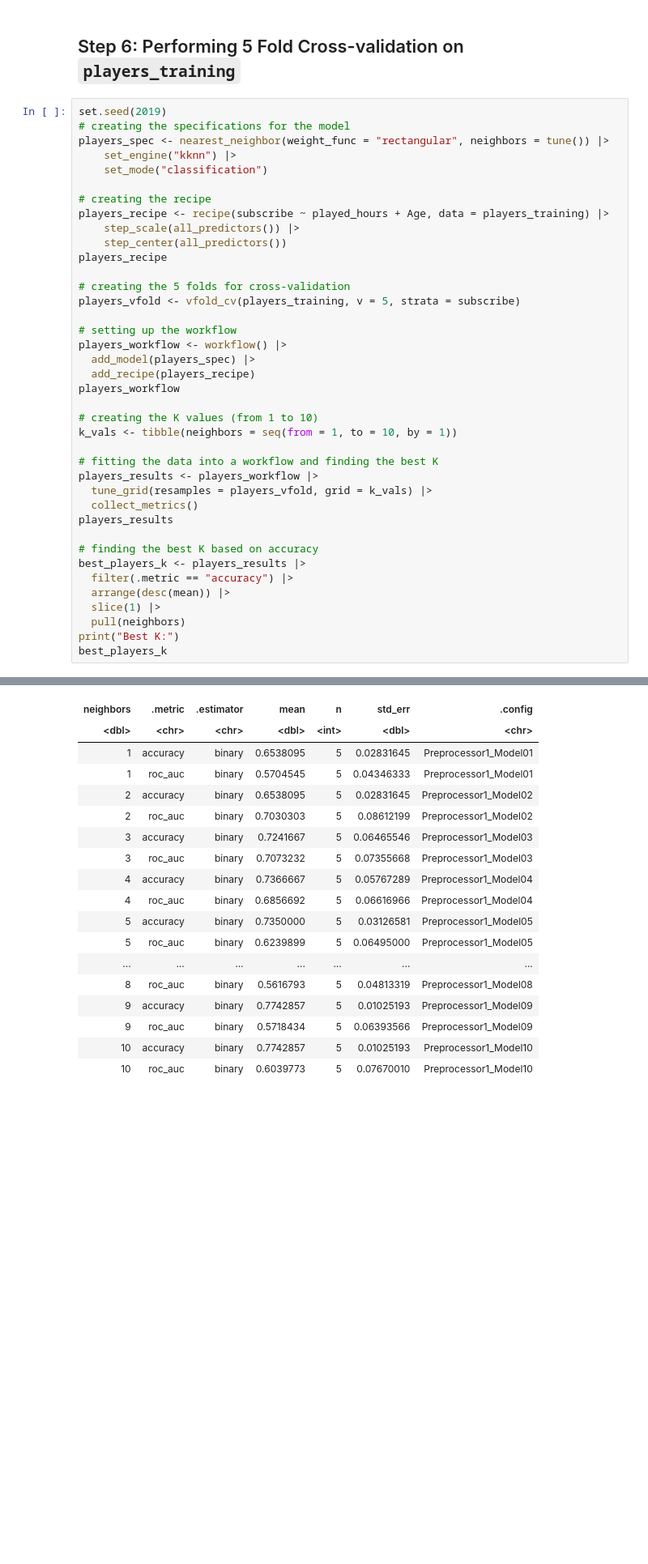
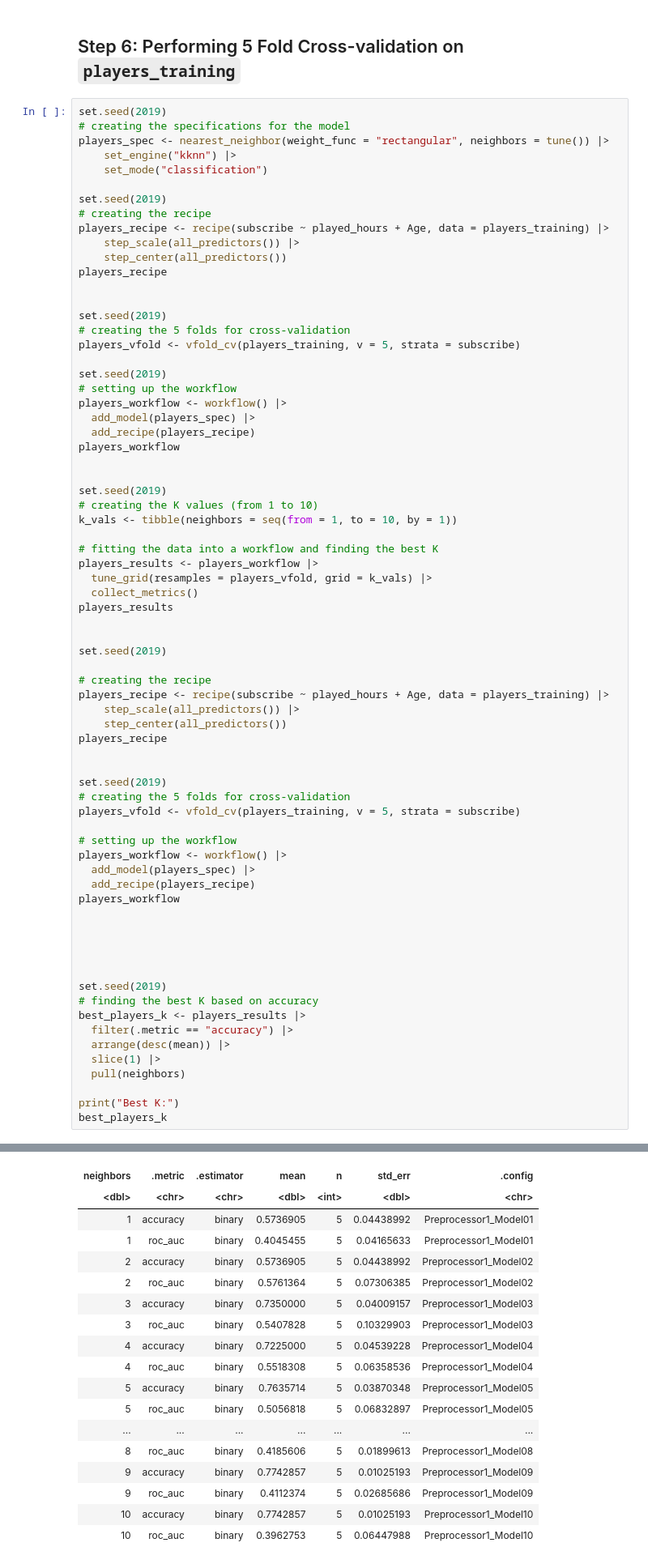
Before and after one commit to Ada-Lov3lace/project_final_2, a Jupyter notebook: dtsc_project_final.ipynb, the cells around one changed output, grey strips where cells are left out. Shown at 81% size. Drawn from its saved outputs; the diff is of its cells as text; blank space fills up the shorter version.

Commit message:
add seed

```diff
--- a/dtsc_project_final.ipynb
+++ b/dtsc_project_final.ipynb
@@ -212,12 +212,47 @@ players_spec <- nearest_neighbor(weight_func = "rectangular", neighbors = tune()
     set_engine("kknn") |>
     set_mode("classification")
 
+set.seed(2019)
 # creating the recipe
 players_recipe <- recipe(subscribe ~ played_hours + Age, data = players_training) |>
     step_scale(all_predictors()) |>
     step_center(all_predictors())
 players_recipe
 
+
+set.seed(2019)
+# creating the 5 folds for cross-validation
+players_vfold <- vfold_cv(players_training, v = 5, strata = subscribe)
+
+set.seed(2019)
+# setting up the workflow
+players_workflow <- workflow() |>
+  add_model(players_spec) |>
+  add_recipe(players_recipe)
+players_workflow
+
+
+set.seed(2019)
+# creating the K values (from 1 to 10)
+k_vals <- tibble(neighbors = seq(from = 1, to = 10, by = 1))
+
+# fitting the data into a workflow and finding the best K
+players_results <- players_workflow |>
+  tune_grid(resamples = players_vfold, grid = k_vals) |>
+  collect_metrics()
+players_results
+
+
+set.seed(2019)
+
+# creating the recipe
+players_recipe <- recipe(subscribe ~ played_hours + Age, data = players_training) |>
+    step_scale(all_predictors()) |>
+    step_center(all_predictors())
+players_recipe
+
+
+set.seed(2019)
 # creating the 5 folds for cross-validation
 players_vfold <- vfold_cv(players_training, v = 5, strata = subscribe)
 
@@ -227,21 +262,18 @@ players_workflow <- workflow() |>
   add_recipe(players_recipe)
 players_workflow
 
-# creating the K values (from 1 to 10)
-k_vals <- tibble(neighbors = seq(from = 1, to = 10, by = 1))
 
-# fitting the data into a workflow and finding the best K
-players_results <- players_workflow |>
-  tune_grid(resamples = players_vfold, grid = k_vals) |>
-  collect_metrics()
-players_results
 
+
+
+set.seed(2019)
 # finding the best K based on accuracy
 best_players_k <- players_results |>
   filter(.metric == "accuracy") |>
   arrange(desc(mean)) |>
   slice(1) |>
   pull(neighbors)
+
 print("Best K:")
 best_players_k
 # %% [output]
@@ -257,46 +289,46 @@ outcome:   1
 predictor: 2
 
 
 
 ── Operations
 
 • Scaling for: all_predictors()
 
 • Centering for: all_predictors()
 ══ Workflow ════════════════════════════════════════════════════════════════════
 Preprocessor: Recipe
 Model: nearest_neighbor()
 
 ── Preprocessor ────────────────────────────────────────────────────────────────
 2 Recipe Steps
 
 • step_scale()
 • step_center()
 
 ── Model ───────────────────────────────────────────────────────────────────────
 K-Nearest Neighbor Model Specification (classification)
 
 Main Arguments:
   neighbors = tune()
   weight_func = rectangular
 
 Computational engine: kknn
 A tibble: 20 × 7
 | neighbors | .metric | .estimator | mean | n | std_err | .config |
 | <dbl> | <chr> | <chr> | <dbl> | <int> | <dbl> | <chr> |
-| 1 | accuracy | binary | 0.6538095 | 5 | 0.02831645 | Preprocessor1_Model01 |
-| 1 | roc_auc | binary | 0.5704545 | 5 | 0.04346333 | Preprocessor1_Model01 |
-| 2 | accuracy | binary | 0.6538095 | 5 | 0.02831645 | Preprocessor1_Model02 |
-| 2 | roc_auc | binary | 0.7030303 | 5 | 0.08612199 | Preprocessor1_Model02 |
-| 3 | accuracy | binary | 0.7241667 | 5 | 0.06465546 | Preprocessor1_Model03 |
-| 3 | roc_auc | binary | 0.7073232 | 5 | 0.07355668 | Preprocessor1_Model03 |
-| 4 | accuracy | binary | 0.7366667 | 5 | 0.05767289 | Preprocessor1_Model04 |
-| 4 | roc_auc | binary | 0.6856692 | 5 | 0.06616966 | Preprocessor1_Model04 |
-| 5 | accuracy | binary | 0.7350000 | 5 | 0.03126581 | Preprocessor1_Model05 |
-| 5 | roc_auc | binary | 0.6239899 | 5 | 0.06495000 | Preprocessor1_Model05 |
+| 1 | accuracy | binary | 0.5736905 | 5 | 0.04438992 | Preprocessor1_Model01 |
+| 1 | roc_auc | binary | 0.4045455 | 5 | 0.04165633 | Preprocessor1_Model01 |
+| 2 | accuracy | binary | 0.5736905 | 5 | 0.04438992 | Preprocessor1_Model02 |
+| 2 | roc_auc | binary | 0.5761364 | 5 | 0.07306385 | Preprocessor1_Model02 |
+| 3 | accuracy | binary | 0.7350000 | 5 | 0.04009157 | Preprocessor1_Model03 |
+| 3 | roc_auc | binary | 0.5407828 | 5 | 0.10329903 | Preprocessor1_Model03 |
+| 4 | accuracy | binary | 0.7225000 | 5 | 0.04539228 | Preprocessor1_Model04 |
+| 4 | roc_auc | binary | 0.5518308 | 5 | 0.06358536 | Preprocessor1_Model04 |
+| 5 | accuracy | binary | 0.7635714 | 5 | 0.03870348 | Preprocessor1_Model05 |
+| 5 | roc_auc | binary | 0.5056818 | 5 | 0.06832897 | Preprocessor1_Model05 |
 | ... | ... | ... | ... | ... | ... | ... |
-| 8 | roc_auc | binary | 0.5616793 | 5 | 0.04813319 | Preprocessor1_Model08 |
+| 8 | roc_auc | binary | 0.4185606 | 5 | 0.01899613 | Preprocessor1_Model08 |
 | 9 | accuracy | binary | 0.7742857 | 5 | 0.01025193 | Preprocessor1_Model09 |
-| 9 | roc_auc | binary | 0.5718434 | 5 | 0.06393566 | Preprocessor1_Model09 |
+| 9 | roc_auc | binary | 0.4112374 | 5 | 0.02685686 | Preprocessor1_Model09 |
 | 10 | accuracy | binary | 0.7742857 | 5 | 0.01025193 | Preprocessor1_Model10 |
-| 10 | roc_auc | binary | 0.6039773 | 5 | 0.07670010 | Preprocessor1_Model10 |
+| 10 | roc_auc | binary | 0.3962753 | 5 | 0.06447988 | Preprocessor1_Model10 |
```
Also changed, not shown: parts of 2 cells of this notebook.
